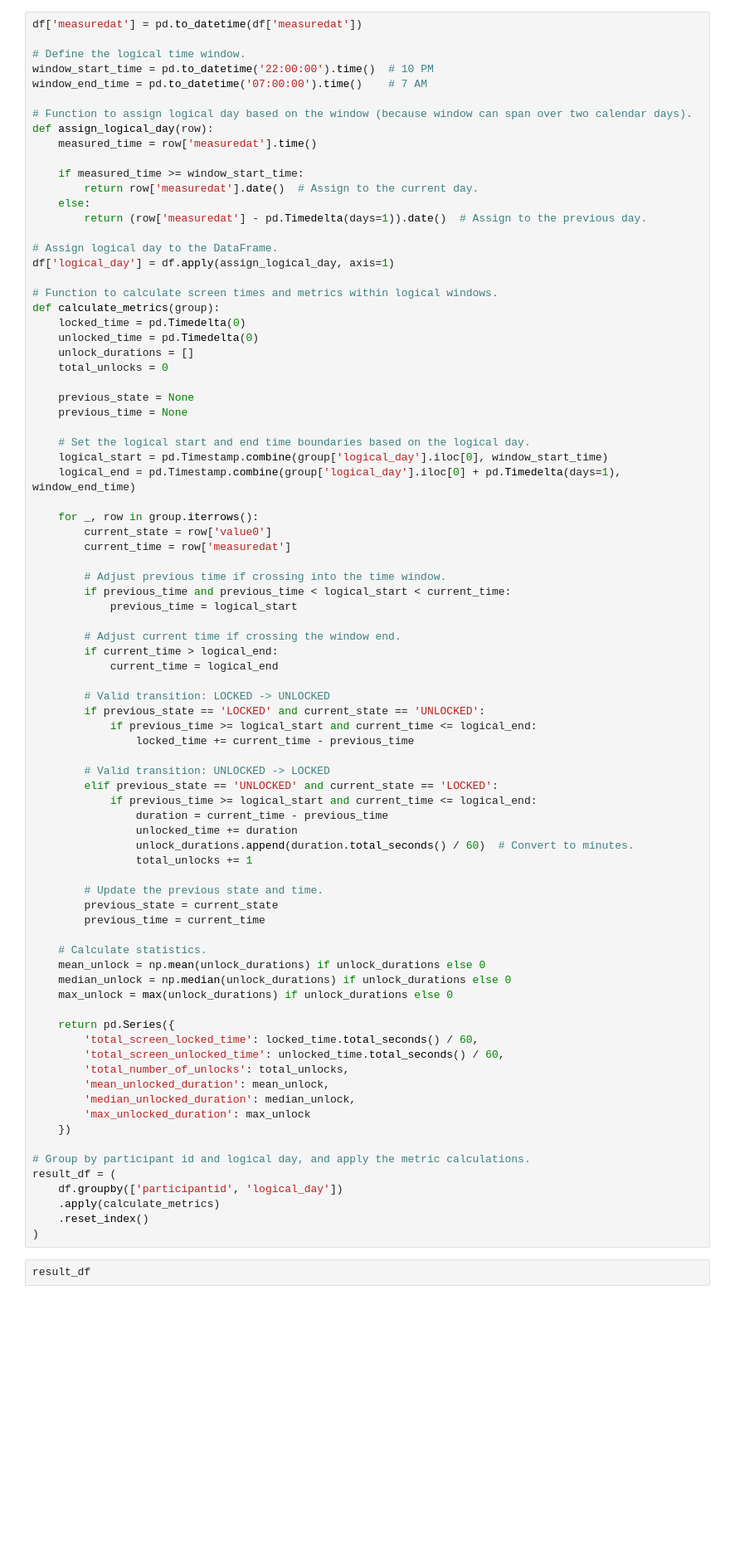
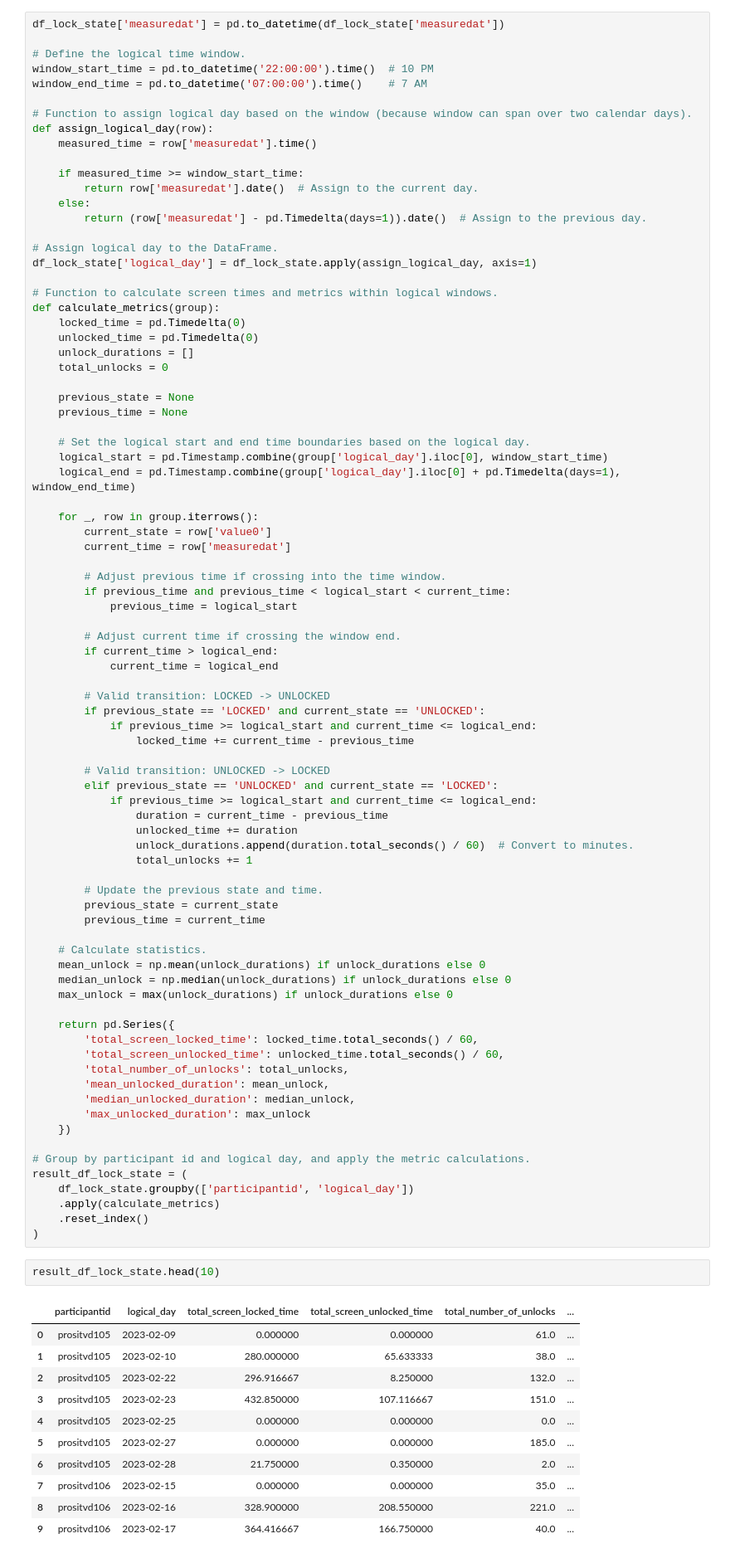
Before and after one commit to roniabusayeed/validation-study, a Jupyter notebook: src/screen-time/main.ipynb, the cells around one changed output. Shown: that part at 83% size. Saved outputs shown, nothing was run; the diff lists cells and outputs as text; blank space fills up the shorter version.

```diff
--- a/src/screen-time/main.ipynb
+++ b/src/screen-time/main.ipynb
@@ -51,5 +83,5 @@ df.head(10)
 # %%
-df['measuredat'] = pd.to_datetime(df['measuredat'])
+df_lock_state['measuredat'] = pd.to_datetime(df_lock_state['measuredat'])
 
 # Define the logical time window.
 window_start_time = pd.to_datetime('22:00:00').time()  # 10 PM
@@ -65,7 +97,7 @@ def assign_logical_day(row):
         return (row['measuredat'] - pd.Timedelta(days=1)).date()  # Assign to the previous day.
 
 # Assign logical day to the DataFrame.
-df['logical_day'] = df.apply(assign_logical_day, axis=1)
+df_lock_state['logical_day'] = df_lock_state.apply(assign_logical_day, axis=1)
 
 # Function to calculate screen times and metrics within logical windows.
 def calculate_metrics(group):
@@ -125,10 +157,22 @@ def calculate_metrics(group):
     })
 
 # Group by participant id and logical day, and apply the metric calculations.
-result_df = (
-    df.groupby(['participantid', 'logical_day'])
+result_df_lock_state = (
+    df_lock_state.groupby(['participantid', 'logical_day'])
     .apply(calculate_metrics)
     .reset_index()
 )
 # %%
-result_df
+result_df_lock_state.head(10)
+# %% [output]
+|  | participantid | logical_day | total_screen_locked_time | total_screen_unlocked_time | total_number_of_unlocks | ... |
+| 0 | prositvd105 | 2023-02-09 | 0.000000 | 0.000000 | 61.0 | ... |
+| 1 | prositvd105 | 2023-02-10 | 280.000000 | 65.633333 | 38.0 | ... |
+| 2 | prositvd105 | 2023-02-22 | 296.916667 | 8.250000 | 132.0 | ... |
+| 3 | prositvd105 | 2023-02-23 | 432.850000 | 107.116667 | 151.0 | ... |
+| 4 | prositvd105 | 2023-02-25 | 0.000000 | 0.000000 | 0.0 | ... |
+| 5 | prositvd105 | 2023-02-27 | 0.000000 | 0.000000 | 185.0 | ... |
+| 6 | prositvd105 | 2023-02-28 | 21.750000 | 0.350000 | 2.0 | ... |
+| 7 | prositvd106 | 2023-02-15 | 0.000000 | 0.000000 | 35.0 | ... |
+| 8 | prositvd106 | 2023-02-16 | 328.900000 | 208.550000 | 221.0 | ... |
+| 9 | prositvd106 | 2023-02-17 | 364.416667 | 166.750000 | 40.0 | ... |
```
Also changed, not shown: parts of 13 cells of this notebook.
